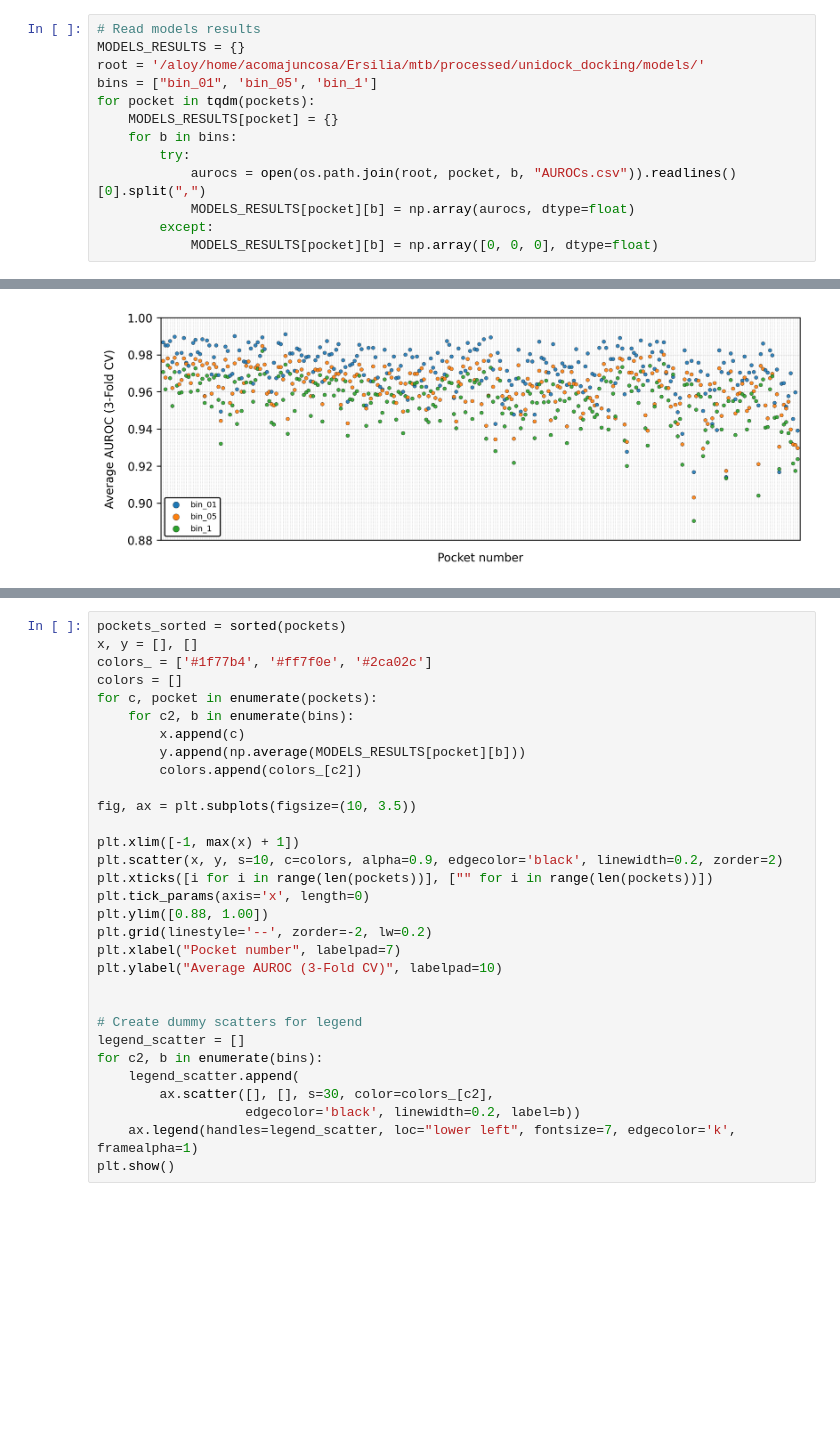
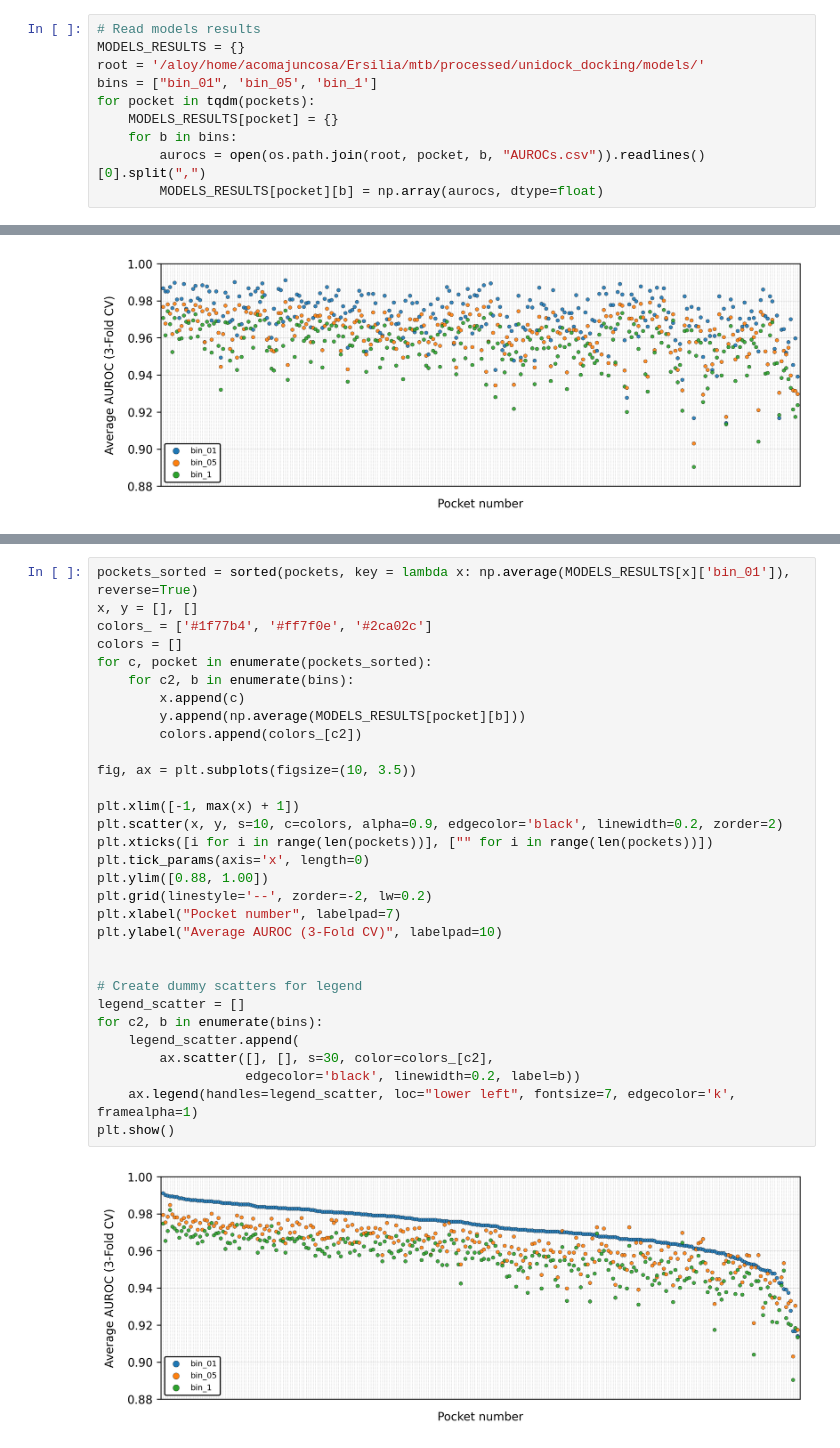
Before and after one commit to ersilia-os/mtb-targeted-protein-degradation, a Jupyter notebook: notebooks/26_docking_models.ipynb, the cells around one changed output, grey strips where cells are left out. Cells and saved outputs as stored; diff of their text form; blank space fills up the shorter version.

```diff
--- a/notebooks/26_docking_models.ipynb
+++ b/notebooks/26_docking_models.ipynb
@@ -56,11 +56,8 @@ bins = ["bin_01", 'bin_05', 'bin_1']
 for pocket in tqdm(pockets):
     MODELS_RESULTS[pocket] = {}
     for b in bins:
-        try:
-            aurocs = open(os.path.join(root, pocket, b, "AUROCs.csv")).readlines()[0].split(",")
-            MODELS_RESULTS[pocket][b] = np.array(aurocs, dtype=float)
-        except:
-            MODELS_RESULTS[pocket][b] = np.array([0, 0, 0], dtype=float)
+        aurocs = open(os.path.join(root, pocket, b, "AUROCs.csv")).readlines()[0].split(",")
+        MODELS_RESULTS[pocket][b] = np.array(aurocs, dtype=float)
 # %%
 x, y = [], []
 colors_ = ['#1f77b4', '#ff7f0e', '#2ca02c']
@@ -96,32 +99,34 @@ plt.show()
 # %%
-pockets_sorted = sorted(pockets)
+pockets_sorted = sorted(pockets, key = lambda x: np.average(MODELS_RESULTS[x]['bin_01']), reverse=True)
 x, y = [], []
 colors_ = ['#1f77b4', '#ff7f0e', '#2ca02c']
 colors = []
-for c, pocket in enumerate(pockets):
+for c, pocket in enumerate(pockets_sorted):
     for c2, b in enumerate(bins):
         x.append(c)
         y.append(np.average(MODELS_RESULTS[pocket][b]))
         colors.append(colors_[c2])
 
 fig, ax = plt.subplots(figsize=(10, 3.5))
 
 plt.xlim([-1, max(x) + 1])
 plt.scatter(x, y, s=10, c=colors, alpha=0.9, edgecolor='black', linewidth=0.2, zorder=2)
 plt.xticks([i for i in range(len(pockets))], ["" for i in range(len(pockets))])
 plt.tick_params(axis='x', length=0)
 plt.ylim([0.88, 1.00])
 plt.grid(linestyle='--', zorder=-2, lw=0.2)
 plt.xlabel("Pocket number", labelpad=7)
 plt.ylabel("Average AUROC (3-Fold CV)", labelpad=10)
 
 
 # Create dummy scatters for legend
 legend_scatter = []
 for c2, b in enumerate(bins):
     legend_scatter.append(
         ax.scatter([], [], s=30, color=colors_[c2],
                    edgecolor='black', linewidth=0.2, label=b))
     ax.legend(handles=legend_scatter, loc="lower left", fontsize=7, edgecolor='k', framealpha=1)
 plt.show()
+# %% [output]
+[figure, added]
 # %%
```
Also changed, not shown: parts of 2 cells of this notebook, 7 other files.
